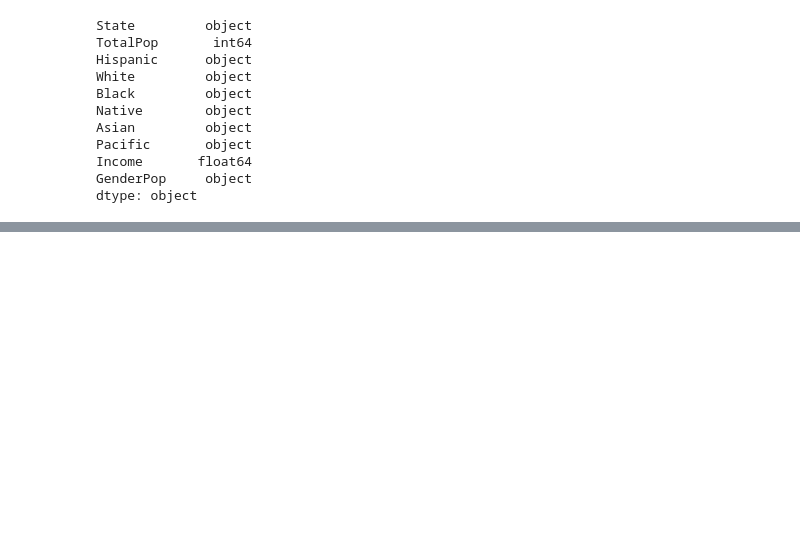
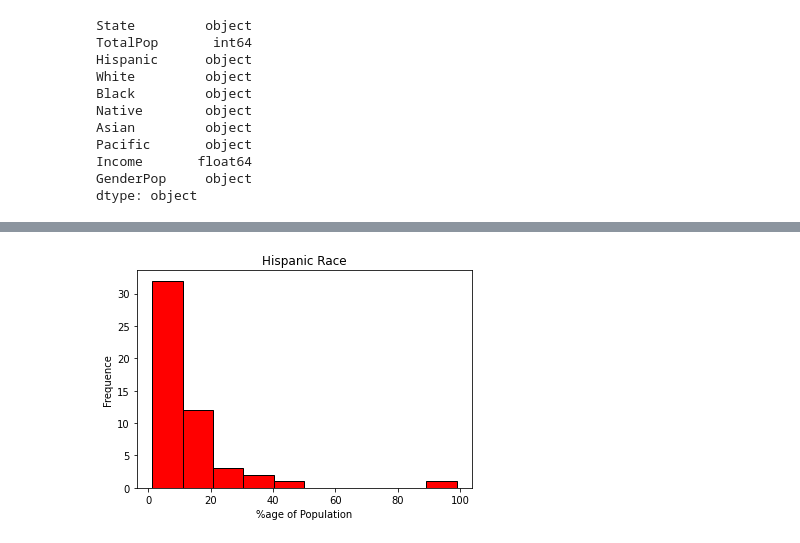
Before and after one commit to tayyabferozi/PIAIC-Q2-Pandas-Assignments, a Jupyter notebook: PIAIC_Q2_Pandas_Assignment_ipnyb.ipynb, the cells around one changed output, grey strips where cells are left out. Saved outputs shown, nothing was run; the diff lists cells and outputs as text; code cells hidden in the pictures; blank space fills up the shorter version.

```diff
--- a/PIAIC_Q2_Pandas_Assignment_ipnyb.ipynb
+++ b/PIAIC_Q2_Pandas_Assignment_ipnyb.ipynb
@@ -78,0 +205,2 @@ dtype: object
+# %%
+census.iloc[:, 2:8] = census.iloc[:, 2:8].replace("%", "", regex=True).astype(float)
@@ -78,0 +232,2 @@ dtype: object
+# %%
+census.Pacific.fillna(census.Pacific.mean(), inplace=True)
@@ -78,0 +250,12 @@ dtype: object
+# %%
+def create_histogram(race, color):
+  plt.clf()
+  plt.hist(census[race],ec="black", color=color)
+  plt.title(f"{race} Race")
+  plt.xlabel("%age of Population")
+  plt.ylabel("Frequence")
+  plt.show
+# %%
+create_histogram("Hispanic", "red")
+# %% [output]
+[figure, added]
```
Also changed, not shown: parts of 40 cells of this notebook.
